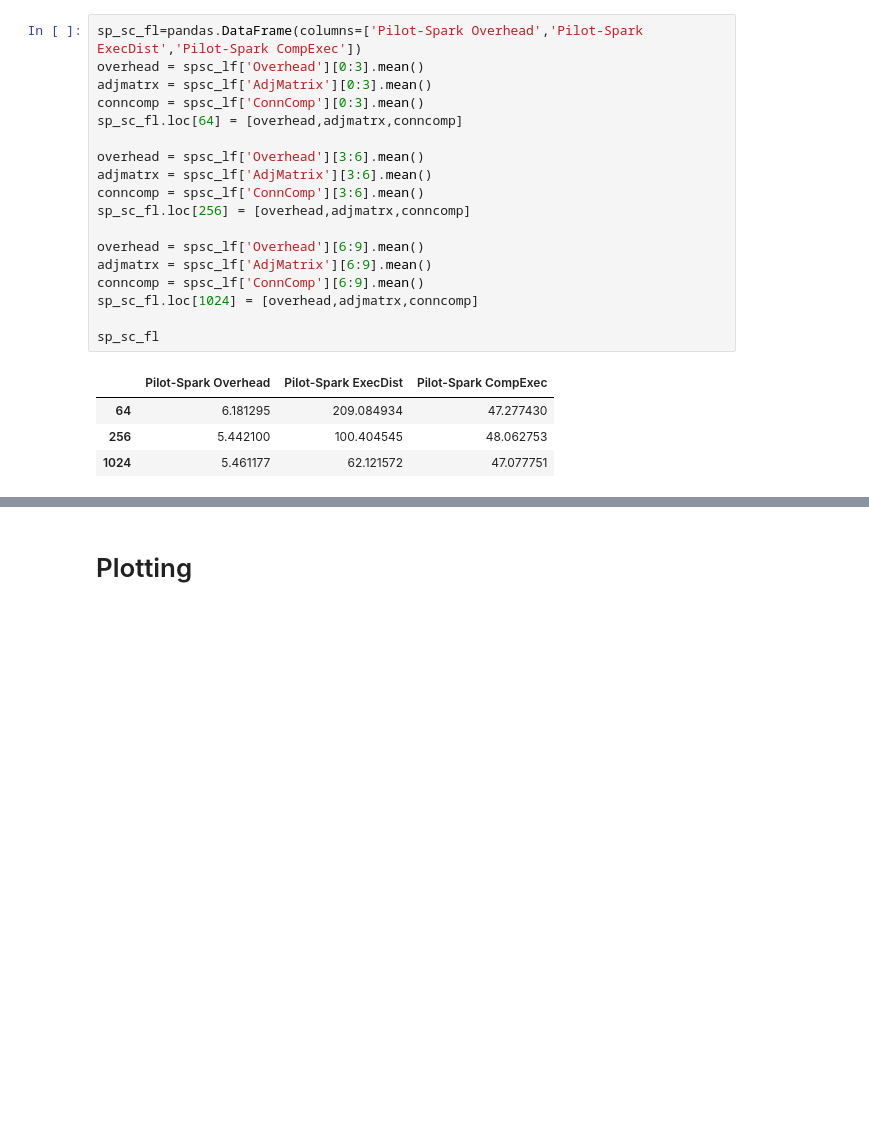
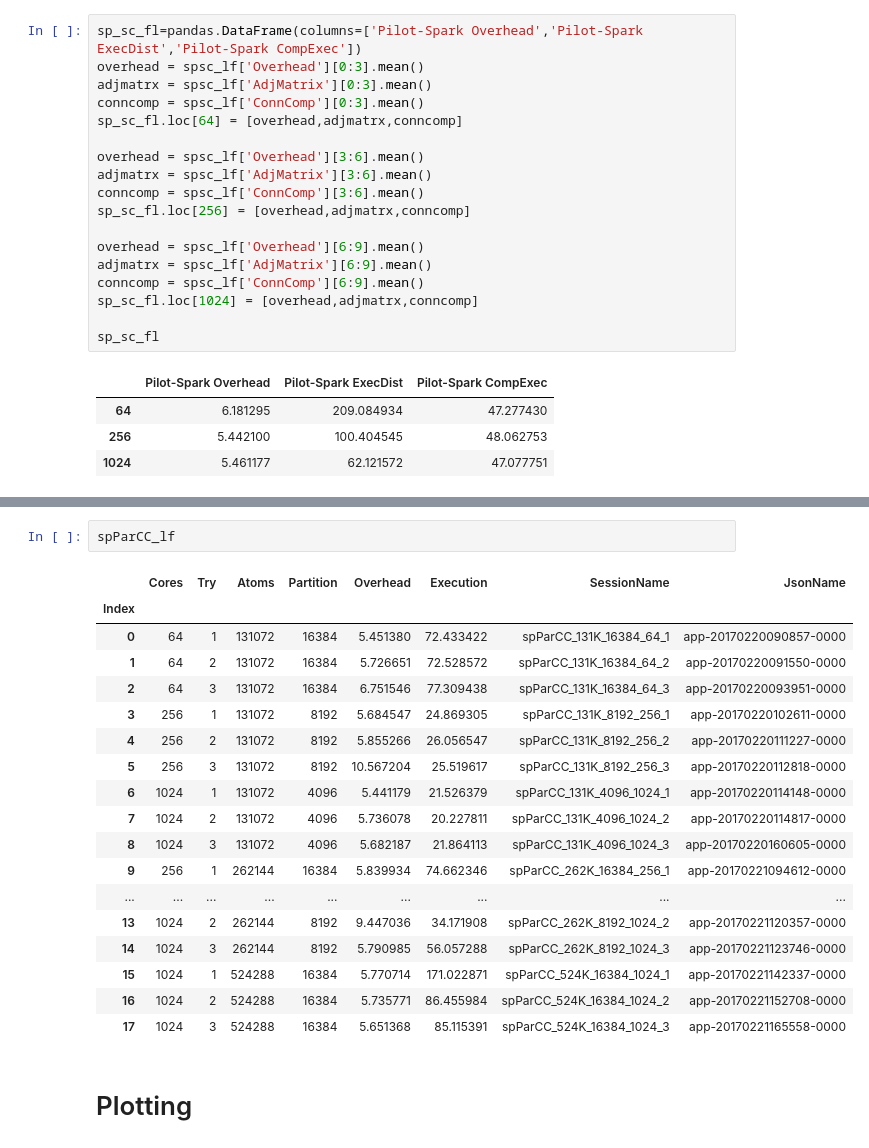
Before and after one commit to radical-experiments/midas_exps, a Jupyter notebook: leaflet-finder/LeafletFinderExpScipy.ipynb, the cells around one changed output, grey strips where cells are left out. Cells and saved outputs as stored; diff of their text form; blank space fills up the shorter version.

```diff
--- a/leaflet-finder/LeafletFinderExpScipy.ipynb
+++ b/leaflet-finder/LeafletFinderExpScipy.ipynb
@@ -294,3 +311,24 @@ sp_sc_fl
+# %%
+spParCC_lf
+# %% [output]
+|  | Cores | Try | Atoms | Partition | Overhead | Execution | SessionName | JsonName |
+| Index |  |  |  |  |  |  |  |  |
+| 0 | 64 | 1 | 131072 | 16384 | 5.451380 | 72.433422 | spParCC_131K_16384_64_1 | app-20170220090857-0000 |
+| 1 | 64 | 2 | 131072 | 16384 | 5.726651 | 72.528572 | spParCC_131K_16384_64_2 | app-20170220091550-0000 |
+| 2 | 64 | 3 | 131072 | 16384 | 6.751546 | 77.309438 | spParCC_131K_16384_64_3 | app-20170220093951-0000 |
+| 3 | 256 | 1 | 131072 | 8192 | 5.684547 | 24.869305 | spParCC_131K_8192_256_1 | app-20170220102611-0000 |
+| 4 | 256 | 2 | 131072 | 8192 | 5.855266 | 26.056547 | spParCC_131K_8192_256_2 | app-20170220111227-0000 |
+| 5 | 256 | 3 | 131072 | 8192 | 10.567204 | 25.519617 | spParCC_131K_8192_256_3 | app-20170220112818-0000 |
+| 6 | 1024 | 1 | 131072 | 4096 | 5.441179 | 21.526379 | spParCC_131K_4096_1024_1 | app-20170220114148-0000 |
+| 7 | 1024 | 2 | 131072 | 4096 | 5.736078 | 20.227811 | spParCC_131K_4096_1024_2 | app-20170220114817-0000 |
+| 8 | 1024 | 3 | 131072 | 4096 | 5.682187 | 21.864113 | spParCC_131K_4096_1024_3 | app-20170220160605-0000 |
+| 9 | 256 | 1 | 262144 | 16384 | 5.839934 | 74.662346 | spParCC_262K_16384_256_1 | app-20170221094612-0000 |
+| ... | ... | ... | ... | ... | ... | ... | ... | ... |
+| 13 | 1024 | 2 | 262144 | 8192 | 9.447036 | 34.171908 | spParCC_262K_8192_1024_2 | app-20170221120357-0000 |
+| 14 | 1024 | 3 | 262144 | 8192 | 5.790985 | 56.057288 | spParCC_262K_8192_1024_3 | app-20170221123746-0000 |
+| 15 | 1024 | 1 | 524288 | 16384 | 5.770714 | 171.022871 | spParCC_524K_16384_1024_1 | app-20170221142337-0000 |
+| 16 | 1024 | 2 | 524288 | 16384 | 5.735771 | 86.455984 | spParCC_524K_16384_1024_2 | app-20170221152708-0000 |
+| 17 | 1024 | 3 | 524288 | 16384 | 5.651368 | 85.115391 | spParCC_524K_16384_1024_3 | app-20170221165558-0000 |
 # %% [markdown]
 # Plotting
 # %%
```
Also changed, not shown: parts of 5 cells of this notebook, 51 other files.
